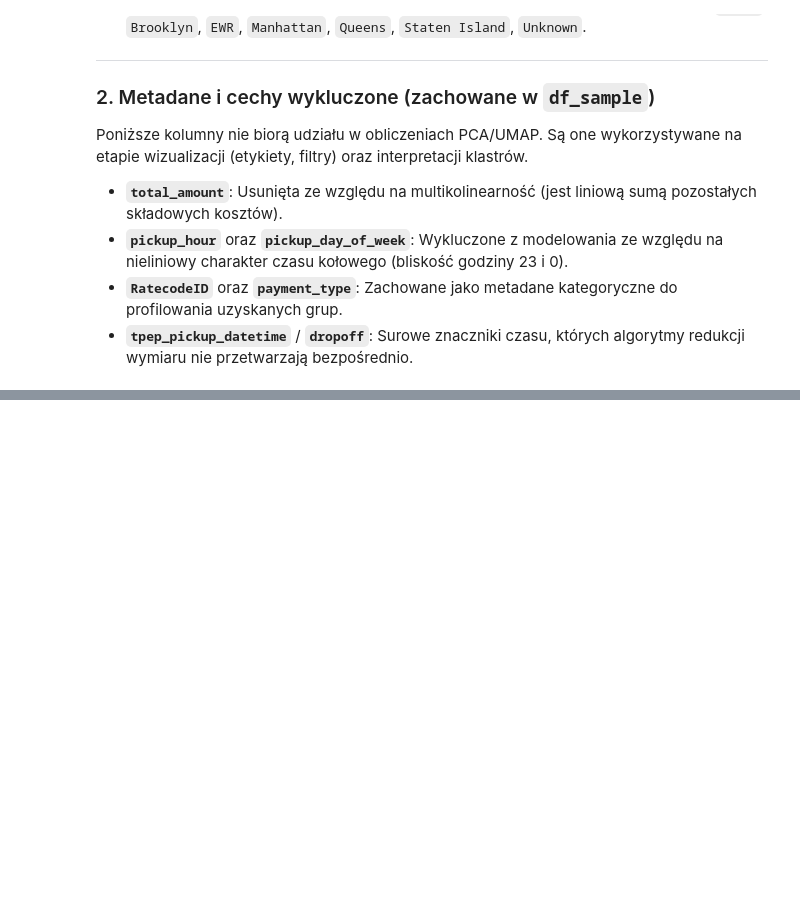
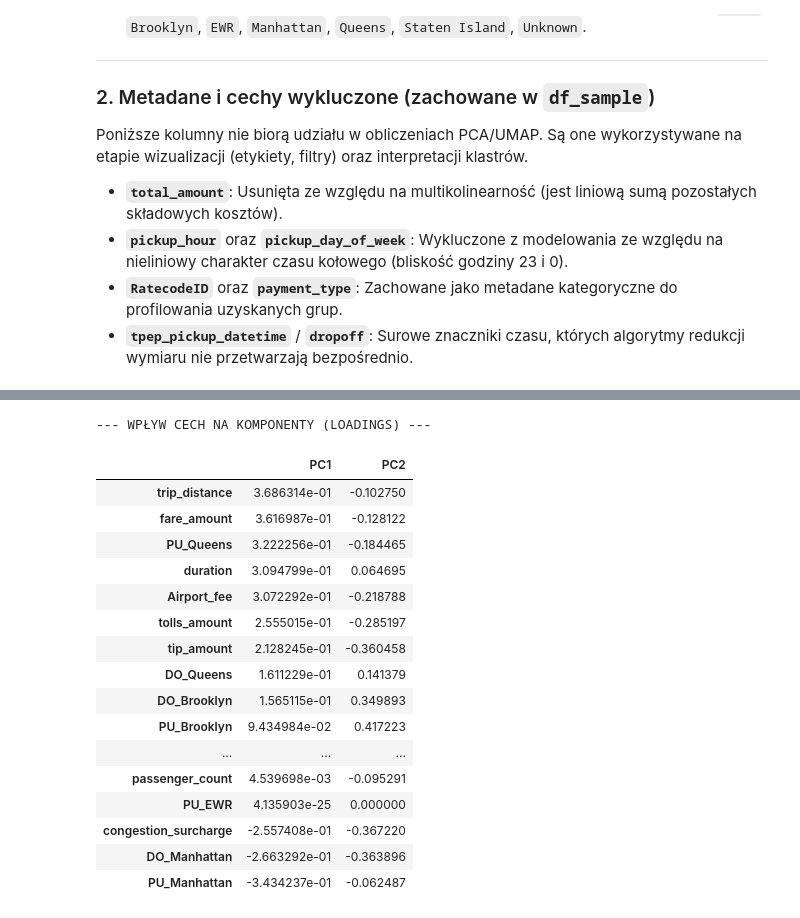
Before and after one commit to vvovvel/NYC-Taxi-Anomaly-Detection, a Jupyter notebook: notebooks/start.ipynb, the cells around one changed output, grey strips where cells are left out. Cells and saved outputs as stored; diff of their text form; code cells hidden in the pictures; blank space fills up the shorter version.

```diff
--- a/notebooks/start.ipynb
+++ b/notebooks/start.ipynb
@@ -367,0 +531,28 @@ Poniższe kolumny nie biorą udziału w obliczeniach PCA/UMAP. Są one wykorzyst
+# %%
+# Sprawdzamy, które cechy najbardziej wpływają na PC1 i PC2
+loadings = pd.DataFrame(
+    pca_2d.components_.T,
+    columns=['PC1', 'PC2'],
+    index=feature_cols
+)
+print("--- WPŁYW CECH NA KOMPONENTY (LOADINGS) ---")
+display(loadings.sort_values(by='PC1', ascending=False))
+# %% [output]
+--- WPŁYW CECH NA KOMPONENTY (LOADINGS) ---
+|  | PC1 | PC2 |
+| trip_distance | 3.686314e-01 | -0.102750 |
+| fare_amount | 3.616987e-01 | -0.128122 |
+| PU_Queens | 3.222256e-01 | -0.184465 |
+| duration | 3.094799e-01 | 0.064695 |
+| Airport_fee | 3.072292e-01 | -0.218788 |
+| tolls_amount | 2.555015e-01 | -0.285197 |
+| tip_amount | 2.128245e-01 | -0.360458 |
+| DO_Queens | 1.611229e-01 | 0.141379 |
+| DO_Brooklyn | 1.565115e-01 | 0.349893 |
+| PU_Brooklyn | 9.434984e-02 | 0.417223 |
+| ... | ... | ... |
+| passenger_count | 4.539698e-03 | -0.095291 |
+| PU_EWR | 4.135903e-25 | 0.000000 |
+| congestion_surcharge | -2.557408e-01 | -0.367220 |
+| DO_Manhattan | -2.663292e-01 | -0.363896 |
+| PU_Manhattan | -3.434237e-01 | -0.062487 |
```
Also changed, not shown: parts of 7 cells of this notebook, 5 other files.
